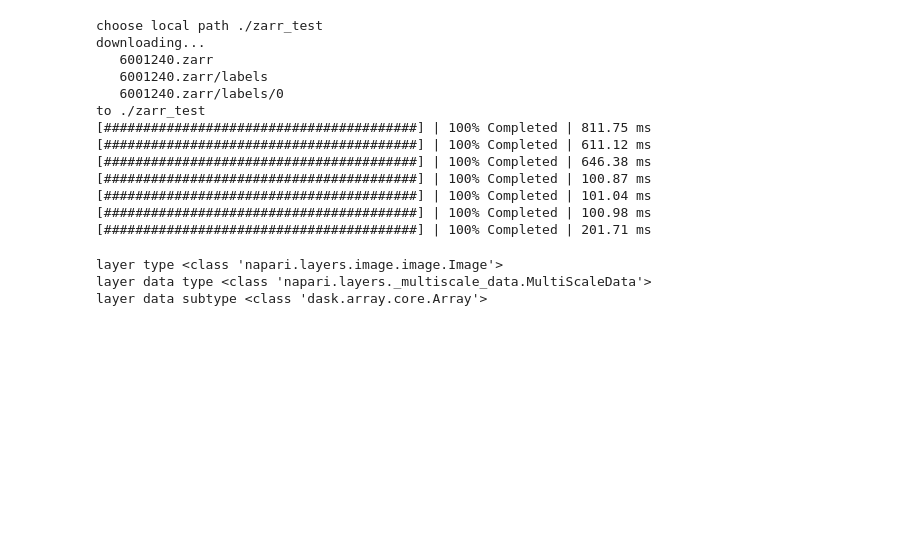
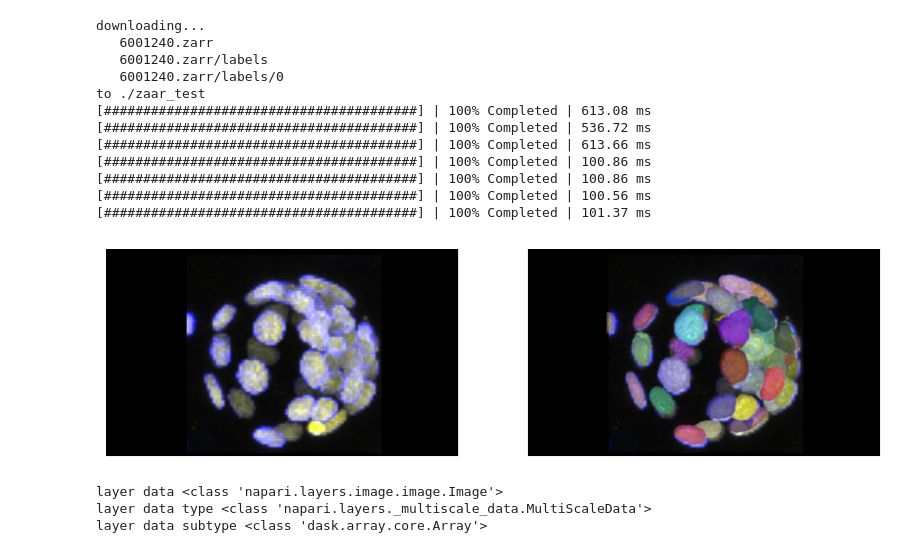
Before and after one commit to clEsperanto/pyclesperanto, a Jupyter notebook: demos/interoperability/zarr_napari.ipynb, the cells around one changed output. Cells and saved outputs as stored; diff of their text form; code cells hidden in the pictures; blank space fills up the shorter version.

```diff
--- a/demos/interoperability/zarr_napari.ipynb
+++ b/demos/interoperability/zarr_napari.ipynb
@@ -5,35 +9,46 @@ from ome_zarr.utils import download
 # %%
 remote_url = "https://uk1s3.embassy.ebi.ac.uk/idr/zarr/v0.4/idr0062A/6001240.zarr"
-local_path = input("choose local path")
+local_path = "./zaar_test"
 download(input_path=remote_url,output_dir=local_path) # zarr dataset needs to be local
-zarr_path = os.path.join(local_path, "/6001240.zarr")
+zarr_path = os.path.join(local_path, "6001240.zarr")
 # %% [output]
-choose local path ./zarr_test
 downloading...
    6001240.zarr
    6001240.zarr/labels
    6001240.zarr/labels/0
-to ./zarr_test
-[########################################] | 100% Completed | 811.75 ms
-[########################################] | 100% Completed | 611.12 ms
-[########################################] | 100% Completed | 646.38 ms
-[########################################] | 100% Completed | 100.87 ms
-[########################################] | 100% Completed | 101.04 ms
-[########################################] | 100% Completed | 100.98 ms
-[########################################] | 100% Completed | 201.71 ms
+to ./zaar_test
+[########################################] | 100% Completed | 613.08 ms
+[########################################] | 100% Completed | 536.72 ms
+[########################################] | 100% Completed | 613.66 ms
+[########################################] | 100% Completed | 100.86 ms
+[########################################] | 100% Completed | 100.86 ms
+[########################################] | 100% Completed | 100.56 ms
+[########################################] | 100% Completed | 101.37 ms
 # %%
 viewer = napari.Viewer()
 viewer.open(zarr_path, plugin="napari-ome-zarr")
+viewer.dims.ndisplay = 3
+screenshot_zarr = viewer.screenshot()
 
 # some clesperanto processing, always on the highest resolution data
-pycle_labels = cle.gauss_otsu_labeling(viewer.layers["Dapi"].data)
+pycle_labels = cle.voronoi_otsu_labeling(viewer.layers["Dapi"].data, outline_sigma=1, spot_sigma=5)
 viewer.add_labels(pycle_labels, scale=viewer.layers["Dapi"].scale)
-
-napari.run()
+screenshot_pycle = viewer.screenshot()
+# %%
+# Display the screenshot in the Jupyter Notebook
+fig, axs = plt.subplots(1,2, figsize=(10,10))
+axs[0].imshow(screenshot_zarr)
+axs[0].axis('off')  # Hide the axes
+axs[1].imshow(screenshot_pycle)
+axs[1].axis('off')  # Hide the axes
+plt.show()
+# %% [output]
+[figure, added]
 # %%
-print("layer data type", type(viewer.layers[1].data))  # if provided a MultiScaleData, pycles will process the highest resolution
-print("layer data subtype", type(viewer.layers[1].data[0]))  # alternatively you can specify which resolution you want to process
+print("layer data", type(viewer.layers["Dapi"]))  # if provided a MultiScaleData, pycles will process the highest resolution
+print("layer data type", type(viewer.layers["Dapi"].data))  # if provided a MultiScaleData, pycles will process the highest resolution
+print("layer data subtype", type(viewer.layers["Dapi"].data[0]))  # alternatively you can specify which resolution you want to process
 # %% [output]
-layer type <class 'napari.layers.image.image.Image'>
+layer data <class 'napari.layers.image.image.Image'>
 layer data type <class 'napari.layers._multiscale_data.MultiScaleData'>
 layer data subtype <class 'dask.array.core.Array'>
```
Also changed, not shown: parts of 2 cells of this notebook.
